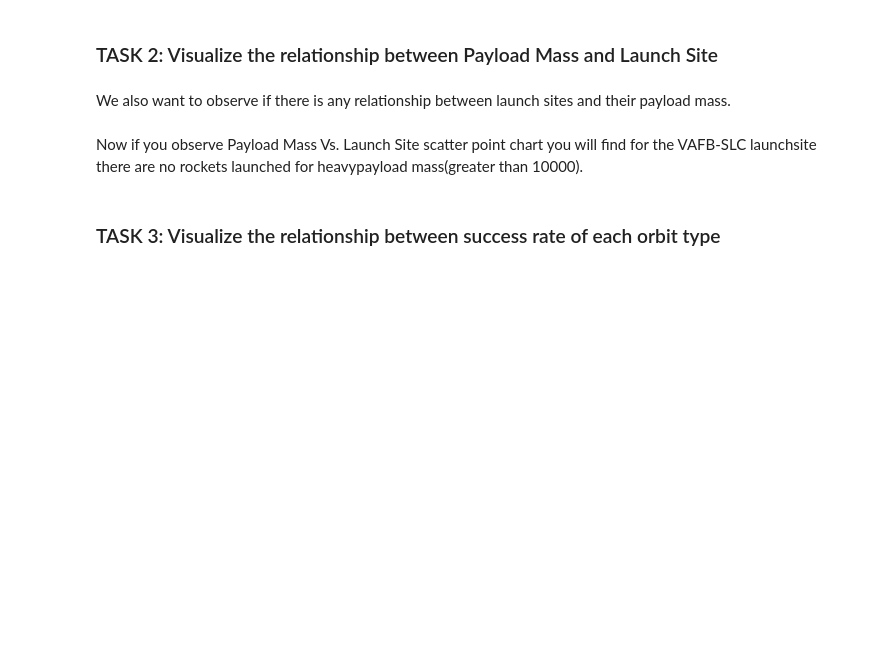
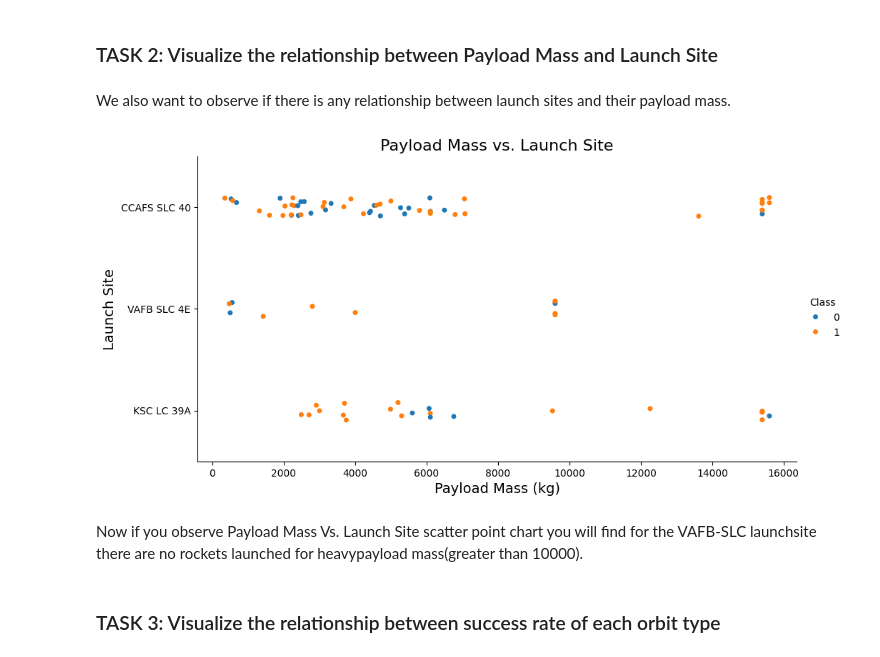
Before and after one commit to tsmith5280/IBM-Certificate-Focus, a Jupyter notebook: My-Own_Jupyter_Notebooks/Tesla_Final_project/EDA_Visualization-5.ipynb, the cells around one changed output. Drawn from its saved outputs; the diff is of its cells as text; code cells hidden in the pictures; blank space fills up the shorter version.

```diff
--- a/My-Own_Jupyter_Notebooks/Tesla_Final_project/EDA_Visualization-5.ipynb
+++ b/My-Own_Jupyter_Notebooks/Tesla_Final_project/EDA_Visualization-5.ipynb
@@ -89,6 +158,21 @@ Now try to explain the patterns you found in the Flight Number vs. Launch Site s
 We also want to observe if there is any relationship between launch sites and their payload mass.
 # %%
 # Plot a scatter point chart with x axis to be Pay Load Mass (kg) and y axis to be the launch site, and hue to be the class value
+sns.catplot(
+    y="LaunchSite",
+    x="PayloadMass",
+    hue="Class",
+    data=df,
+    aspect=2,
+    height=5
+)
+
+plt.xlabel("Payload Mass (kg)", fontsize=14)
+plt.ylabel("Launch Site", fontsize=14)
+plt.title("Payload Mass vs. Launch Site", fontsize=16)
+plt.show()
+# %% [output]
+[figure, added]
 # %% [markdown]
 Now if you observe Payload Mass Vs. Launch Site scatter point chart you will find for the VAFB-SLC  launchsite there are no  rockets  launched for  heavypayload mass(greater than 10000).
 # %% [markdown]
```
Also changed, not shown: parts of 17 cells of this notebook, 2 other files.
